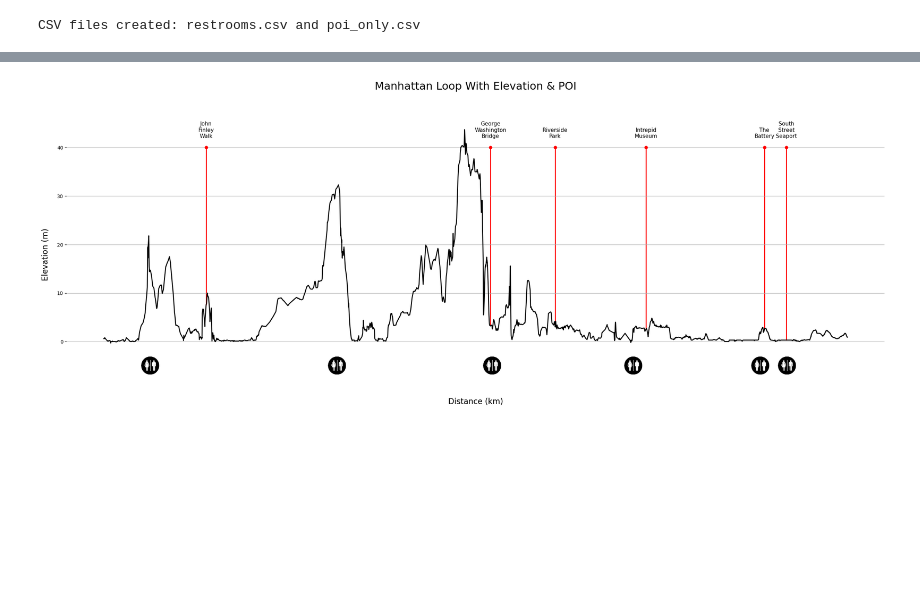
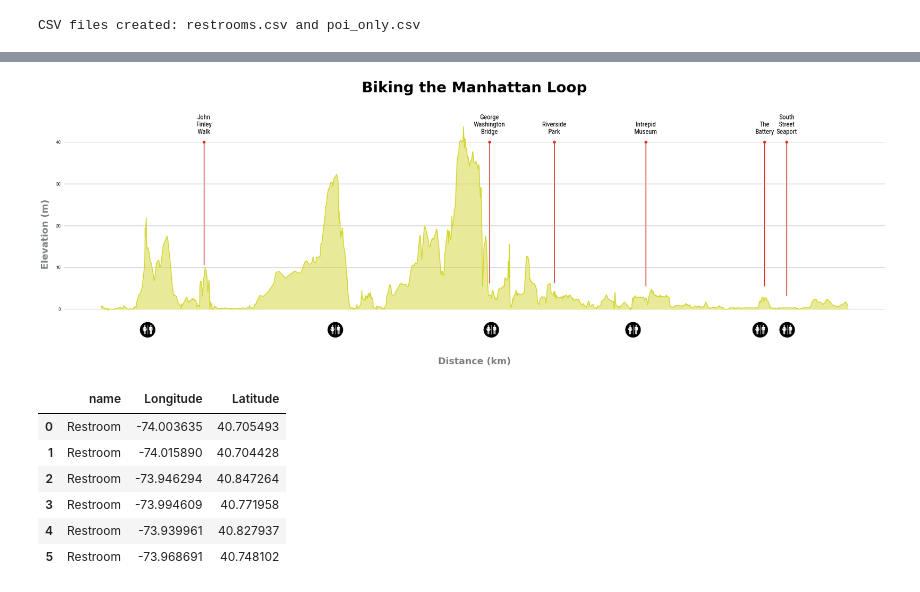
Before and after one commit to chezseashell/BikeLoopChart, a Jupyter notebook: Manhattan_Loop.ipynb, the cells around one changed output, grey strips where cells are left out. Drawn from its saved outputs; the diff is of its cells as text; code cells hidden in the pictures; blank space fills up the shorter version.

Commit message:
Cleaned and refined Manhattan_Loop notebook with matplotlib chart and Folium map. Also started initial app for DASH and plotly to add more interactivit.

```diff
--- a/Manhattan_Loop.ipynb
+++ b/Manhattan_Loop.ipynb
@@ -194,6 +124,7 @@ from scipy.spatial import cKDTree
 import numpy as np
 from matplotlib.offsetbox import OffsetImage, AnnotationBbox
 from PIL import Image
+import matplotlib.font_manager as font_manager
 
 
 
@@ -237,17 +168,21 @@ for _, row in poi_df.iterrows():
     poi_distances.append(distances[idx])
 
 # Plot elevation profile
-plt.figure(figsize=(30, 10))
-plt.plot(distances, elevations, label="Route Elevation", color="black", linewidth=2, zorder=2)
+plt.figure(figsize=(35, 10))
+plt.plot(distances, elevations, label="Route Elevation", color="#d4d735", linewidth=2, zorder=2)
 
 # Set POIs at a fixed height of 25
 poi_height = 40
-plt.scatter(poi_distances, [poi_height] * len(poi_distances), color="red", zorder=3, label="POIs")
+plt.scatter(poi_distances, [poi_height] * len(poi_distances), color="#d63931", zorder=3, label="POIs")
 
-# Add labels above the POIs
+# Add labels above the POIs with condensed font
+font_path = 'RobotoCondensed-VariableFont_wght.ttf'
+font_prop = font_manager.FontProperties(fname=font_path)
+
 for i, row in poi_df.iterrows():
-    name_with_breaks = "\n".join(row["name"].split())  # Split and join with newline
-    plt.annotate(name_with_breaks, (poi_distances[i], poi_height + 2), fontsize=11, ha="center")
+    name_with_breaks = "\n".join(row["name"].split(" "))  # Split and join with newline
+    plt.annotate(name_with_breaks, (poi_distances[i], poi_height+2),
+             fontproperties=font_prop, fontsize=16, ha='center')
 
 
 # Match Restrooms to nearest track points
@@ -268,36 +203,55 @@ imagebox = OffsetImage(restroom_icon, zoom=0.30) # Adjust zoom for desired size
 
 for i, row in restroom_df.iterrows():
     ab = AnnotationBbox(imagebox, (restroom_distances[i], -5), frameon=False, xycoords='data', pad=0)
     plt.gca().add_artist(ab)
 
 ax = plt.gca()  # Get the current axis
 for spine in ax.spines.values():
     spine.set_visible(False)
 
 for i, row in poi_df.iterrows():
     # Get the x position of the POI and its height
     x_pos = poi_distances[i]
     y_pos = poi_height
 
     # Get the elevation at the current distance
     elevation_at_distance = elevations[distances.index(poi_distances[i])]
 
     # Calculate the line length as the difference between 40 and the elevation
-    line_length = y_pos - elevation_at_distance
+    line_length = y_pos - (elevation_at_distance+3)
 
     # Plot the red line extending downward from the POI
-    plt.plot([x_pos, x_pos], [y_pos, y_pos - line_length], color="red", lw=2, zorder=1)
+    plt.plot([x_pos, x_pos], [y_pos, y_pos - line_length], color="#d63931", lw=2, zorder=1)
 
 # Labels & Styles
+
+headerFont = { 'fontsize':35, 'color':"black", 'weight':900}
+labelFont = {'weight':900, 'fontsize': 22, 'color':"#7f8284"}
 plt.ylim(bottom=-10)
 plt.xticks([])
 plt.yticks(range(0, 50, 10))
-plt.xlabel("Distance (km)", labelpad=15, fontsize=16)
-plt.ylabel("Elevation (m)", labelpad=15, fontsize=16)
-plt.title("Manhattan Loop With Elevation & POI", pad=60, fontsize=22)
+plt.tick_params(left = False, labelfontfamily='Helvetica')
+plt.fill_between(distances, elevations, color="#d4d735", zorder=3, alpha=.5)
+plt.xlabel("Distance (km)", labelpad=15, **labelFont)
+plt.ylabel("Elevation (m)", labelpad=15,  **labelFont)
+plt.title("Biking the Manhattan Loop", pad=60, **headerFont)
 plt.grid(True)
+
+
+#Save plot
+plt.savefig("ManhattanLoopChart.svg")
 
 # Show plot
 plt.show()
 # %% [output]
-[figure, old version]
+[figure, new version]
+# %%
+restroom_df
+# %% [output]
+|  | name | Longitude | Latitude |
+| 0 | Restroom | -74.003635 | 40.705493 |
+| 1 | Restroom | -74.015890 | 40.704428 |
+| 2 | Restroom | -73.946294 | 40.847264 |
+| 3 | Restroom | -73.994609 | 40.771958 |
+| 4 | Restroom | -73.939961 | 40.827937 |
+| 5 | Restroom | -73.968691 | 40.748102 |
```
Also changed, not shown: parts of 11 cells of this notebook, 13 other files.
